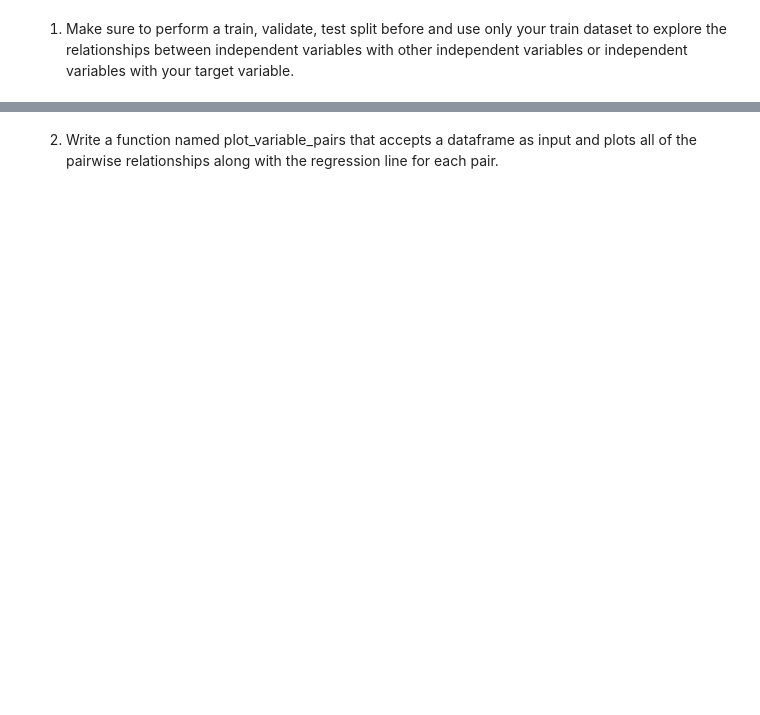
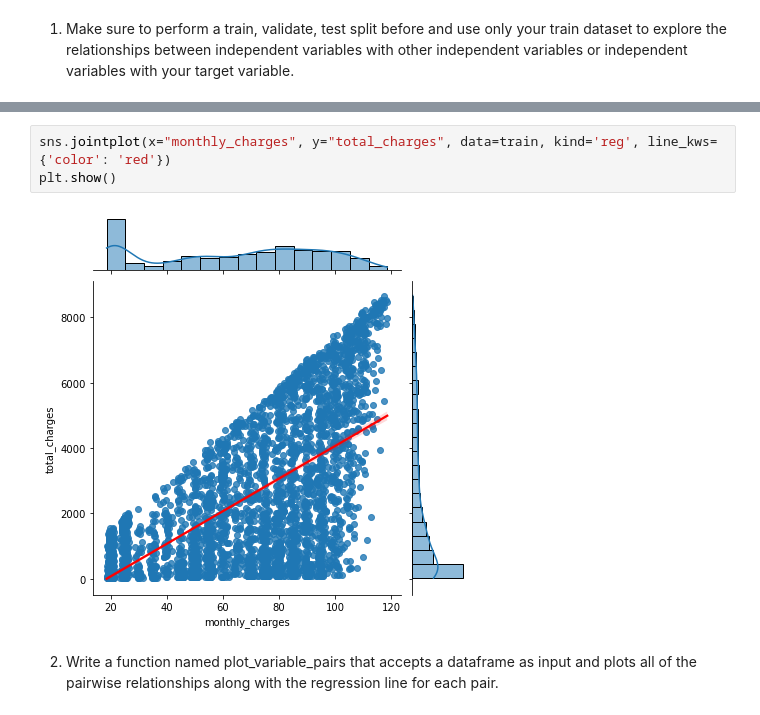
Before and after one commit to nicholas-dougherty/regression-exercises, a Jupyter notebook: explore.ipynb, the cells around one changed output, grey strips where cells are left out. Drawn from its saved outputs; the diff is of its cells as text; blank space fills up the shorter version.

```diff
--- a/explore.ipynb
+++ b/explore.ipynb
@@ -16,2 +179,7 @@ Do your work in a notebook named explore.ipynb. In addition, you should create a
+# %%
+sns.jointplot(x="monthly_charges", y="total_charges", data=train, kind='reg', line_kws={'color': 'red'})
+plt.show()
+# %% [output]
+[figure, added]
 # %% [markdown]
 2. Write a function named plot_variable_pairs that accepts a dataframe as input and plots all of the pairwise relationships along with the regression line for each pair.
```
Also changed, not shown: parts of 12 cells of this notebook.
